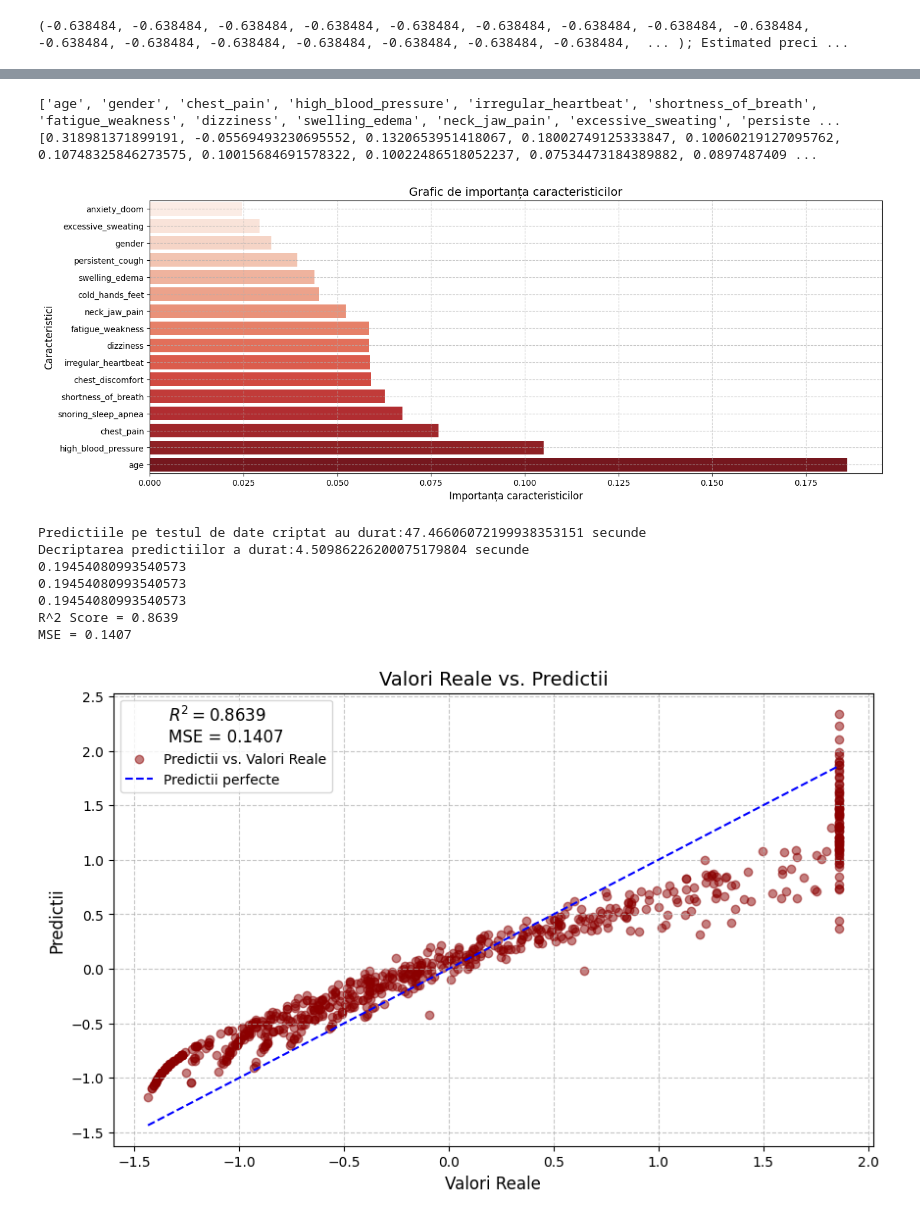
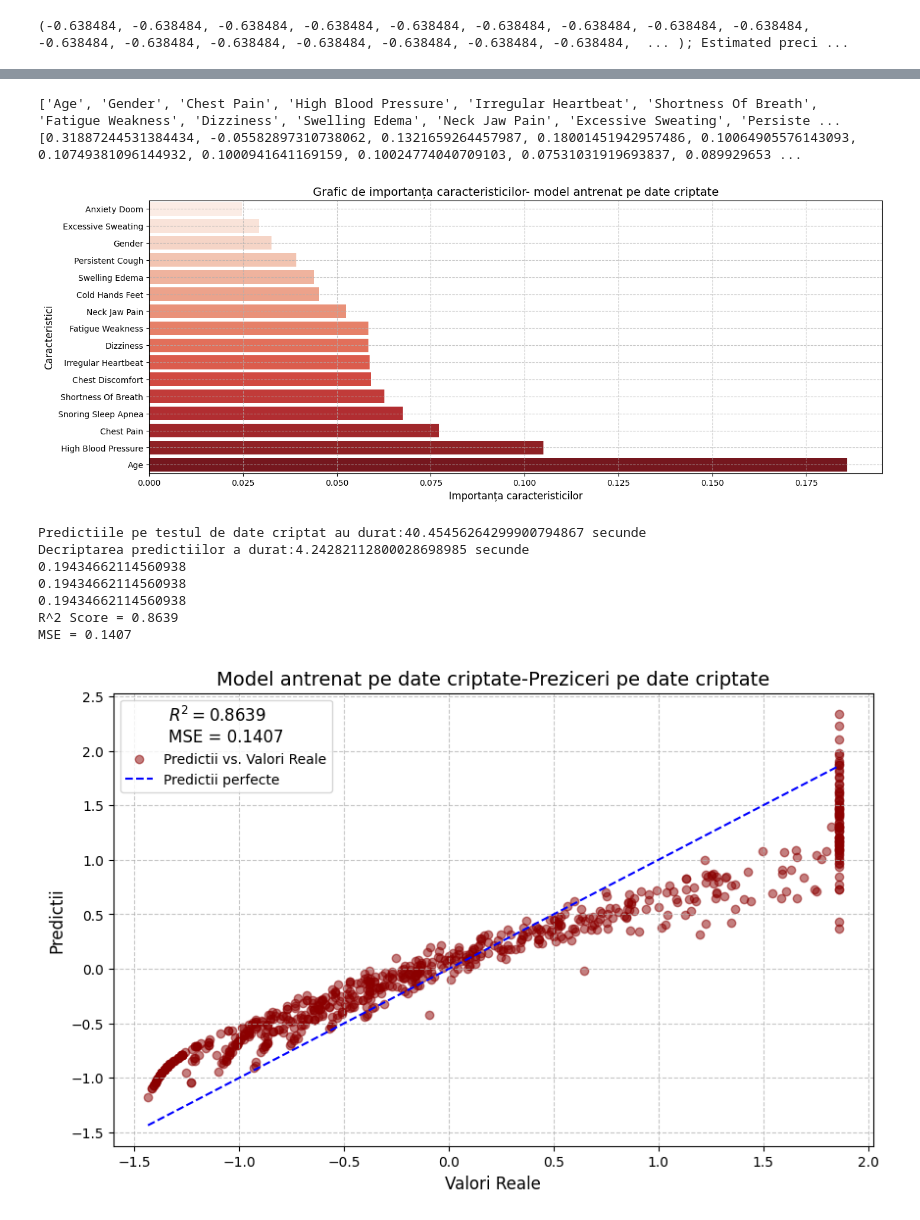
Before and after one commit to dariapirvulescu18/Homomorphic-Encryption-ML, a Jupyter notebook: openfhe/code/liniar_regression/lr_trained_on_encrypted_data.ipynb, the cells around one changed output, grey strips where cells are left out. Saved outputs shown, nothing was run; the diff lists cells and outputs as text; code cells hidden in the pictures.

Commit message:
refractor code add more plots

```diff
--- a/openfhe/code/liniar_regression/lr_trained_on_encrypted_data.ipynb
+++ b/openfhe/code/liniar_regression/lr_trained_on_encrypted_data.ipynb
@@ -42,7 +46,7 @@ def normalize_data(x_train,x_test,y_train,y_test):
     y_test = torch.tensor(scaler.transform(y_test), dtype=torch.float32)
     return x_train,x_test,y_train,y_test
 # %%
-x_train,x_test,y_train,y_test = load_data('date_liniar_regression.pth')
+x_train,x_test,y_train,y_test = load_data('../../data/date_liniar_regression.pth')
 x_train,x_test,y_train,y_test = normalize_data(x_train,x_test,y_train,y_test)
 # %% [output]
 ############# Data summary #############
@@ -68,7 +72,6 @@ class LinearRegressionEncrypted:
 
     def forward_on_encrypted_data(self, enc_x):
         output = []
-        i=1
         for x in enc_x:
             enc_sum = cc.EvalInnerProduct(x, self.weight,16)
             enc_pred = cc.EvalAdd(enc_sum, self.bias)
@@ -105,7 +108,7 @@ class LinearRegressionEncrypted:
         self._delta_w = 0
         self._delta_b = 0
 
-
+#intr-un scenariu real functiile de decriptare ar sta la client
     def encrypt(self):
         self.weight = cc.MakeCKKSPackedPlaintext(self.weight)
         self.weight = cc.Encrypt(keys.publicKey, self.weight )
@@ -233,10 +242,10 @@ len(enc_x_train)
 # %%
 model = LinearRegressionEncrypted(x_train.shape[1])
 # %%
-# model = LinearRegressionEncrypted(x_train.shape[1])
+model = LinearRegressionEncrypted(x_train.shape[1])
 batch_size = 512
 t_start = time.perf_counter()
-for epoch in tqdm(range(5),desc="epoch"):
+for epoch in tqdm(range(20),desc="epoch"):
     t_start_epoch = time.perf_counter()
     indices = np.random.permutation(len(enc_x_train))
     epoch_data = [enc_x_train[idx] for idx in indices]
@@ -244,6 +253,9 @@ for epoch in tqdm(range(5),desc="epoch"):
 
 
     for batch in range(0, len(epoch_data),batch_size):
+        #deoarce weight-urile si bias-ul acumuleaza mult noise avem 2 optiuni:
+        #-bootstraping (extrem de greoi)
+        #sa criptam si decryptam weight-urile
         model.encrypt()
         batch_data = epoch_data[batch: batch+batch_size]
         batch_targets = epoch_targets[batch: batch+batch_size]
@@ -262,6 +274,6 @@ for epoch in tqdm(range(5),desc="epoch"):
     mse =  mean_squared_error(y, pred)
     print(f"MSE = {mse:.4f}")
 t_end = time.perf_counter()
-
-save_model(model,'li_r_trained_on_clear_data.pkl')
+print(f"Antrenarea modelului pe date criptate a durat: {t_end-t_start} secunde")
+# save_model(model,'li_r_trained_on_clear_data.pkl')
 # %% [output]
@@ -329,16 +356,18 @@ def importanta_caracteristicilor(model, feature_names):
     plt.show()
 # %%
-csv = pd.read_csv('./stroke_risk_dataset.csv')
+csv = pd.read_csv('../../data/stroke_risk_dataset.csv')
 csv = csv.drop(columns=["stroke_risk_percentage", "at_risk", "nausea_vomiting"])
 header = csv.columns.tolist()
-print(header)
-importanta_caracteristicilor(model,header)
+
+formatted_features = [feat.replace('_', ' ').title() for feat in header]
+print(formatted_features)
+feature_importance(model,formatted_features)
 # %% [output]
-['age', 'gender', 'chest_pain', 'high_blood_pressure', 'irregular_heartbeat', 'shortness_of_breath', 'fatigue_weakness', 'dizziness', 'swelling_edema', 'neck_jaw_pain', 'excessive_sweating', 'persiste ...
-[0.318981371899191, -0.05569493230695552, 0.1320653951418067, 0.18002749125333847, 0.10060219127095762, 0.10748325846273575, 0.10015684691578322, 0.10022486518052237, 0.07534473184389882, 0.0897487409 ...
+['Age', 'Gender', 'Chest Pain', 'High Blood Pressure', 'Irregular Heartbeat', 'Shortness Of Breath', 'Fatigue Weakness', 'Dizziness', 'Swelling Edema', 'Neck Jaw Pain', 'Excessive Sweating', 'Persiste ...
+[0.31887244531384434, -0.05582897310738062, 0.1321659264457987, 0.18001451942957486, 0.10064905576143093, 0.10749381096144932, 0.1000941641169159, 0.10024774040709103, 0.07531031919693837, 0.089929653 ...
-[figure, old version]
+[figure, new version]
 # %%
-def metrici_date_test_criptate(model, enc_x, y):
+def metrics_on_encrypted_data(model, enc_x, y):
     #predictiile sunt se vor intoarce criptate
     t_start = time.perf_counter()
     model.encrypt()
@@ -374,19 +403,19 @@ def metrici_date_test_criptate(model, enc_x, y):
     plt.xlabel('Valori Reale', fontsize=12)
     plt.ylabel('Predictii', fontsize=12)
     plt.legend(title=f'$R^2 = {r2:.4f}$\nMSE = {mse:.4f}', title_fontsize=12)
-    plt.title('Valori Reale vs. Predictii', fontsize=14)
+    plt.title('Model antrenat pe date criptate-Preziceri pe date criptate', fontsize=14)
     plt.grid(True, linestyle='--', alpha=0.7)
-    plt.savefig("./li_r_trained_on_encrypted_data_predictions_on_encrypted_data.png")
+    plt.savefig("../../plots/liniar_regression/li_r_trained_on_encrypted_data_predictions_on_encrypted_data.png")
     plt.show()
     return r2
 # %%
-r2_enc = metrici_date_test_criptate(model,enc_x_test,y_test[:700])
+r2_enc = metrics_on_encrypted_data(model,enc_x_test,y_test[:700])
 # %% [output]
-Predictiile pe testul de date criptat au durat:47.46606072199938353151 secunde
-Decriptarea predictiilor a durat:4.50986226200075179804 secunde
-0.19454080993540573
-0.19454080993540573
-0.19454080993540573
+Predictiile pe testul de date criptat au durat:40.45456264299900794867 secunde
+Decriptarea predictiilor a durat:4.24282112800028698985 secunde
+0.19434662114560938
+0.19434662114560938
+0.19434662114560938
 R^2 Score = 0.8639
 MSE = 0.1407
-[figure, old version]
+[figure, new version]
```
Also changed, not shown: parts of 13 cells of this notebook, 13 other files.
